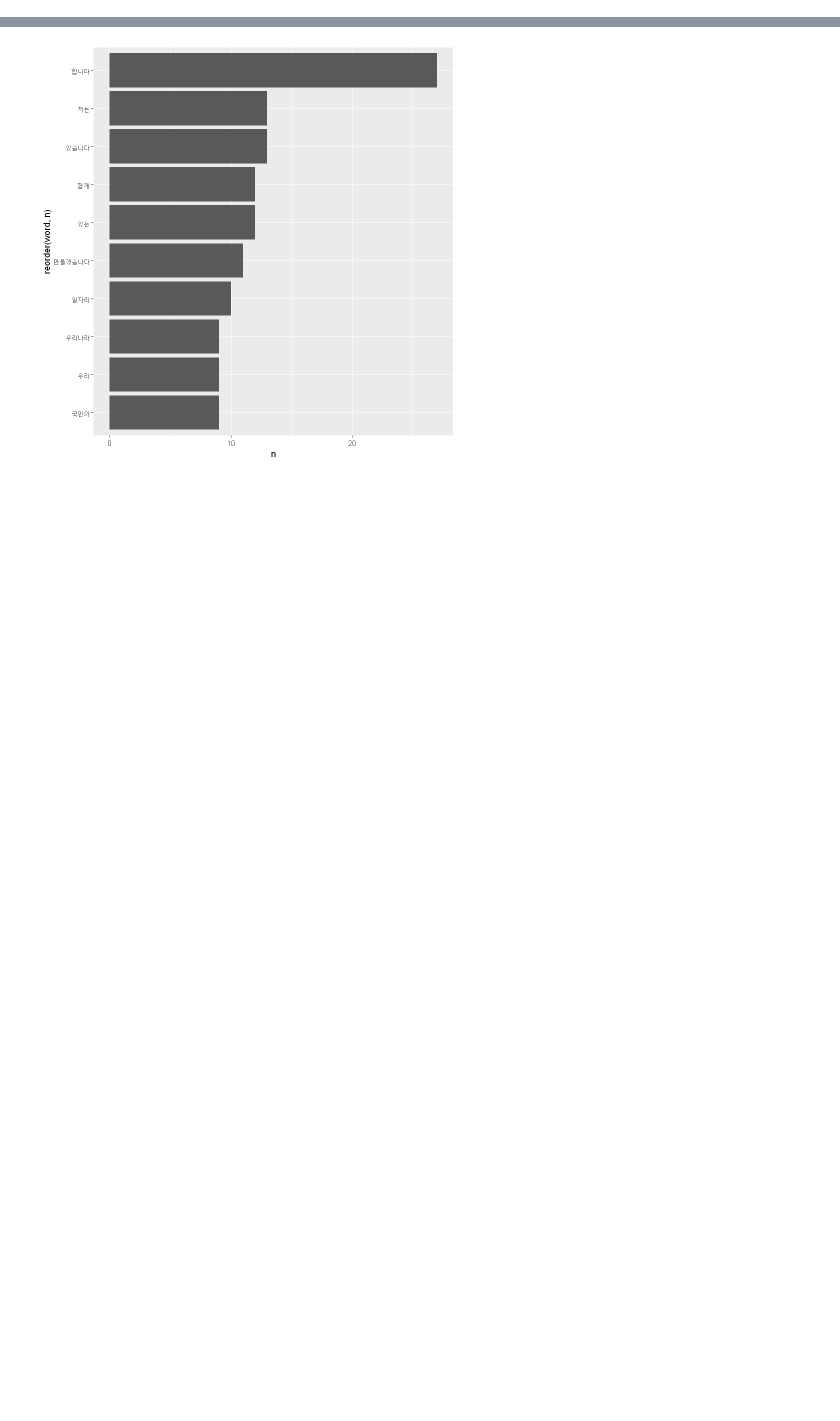
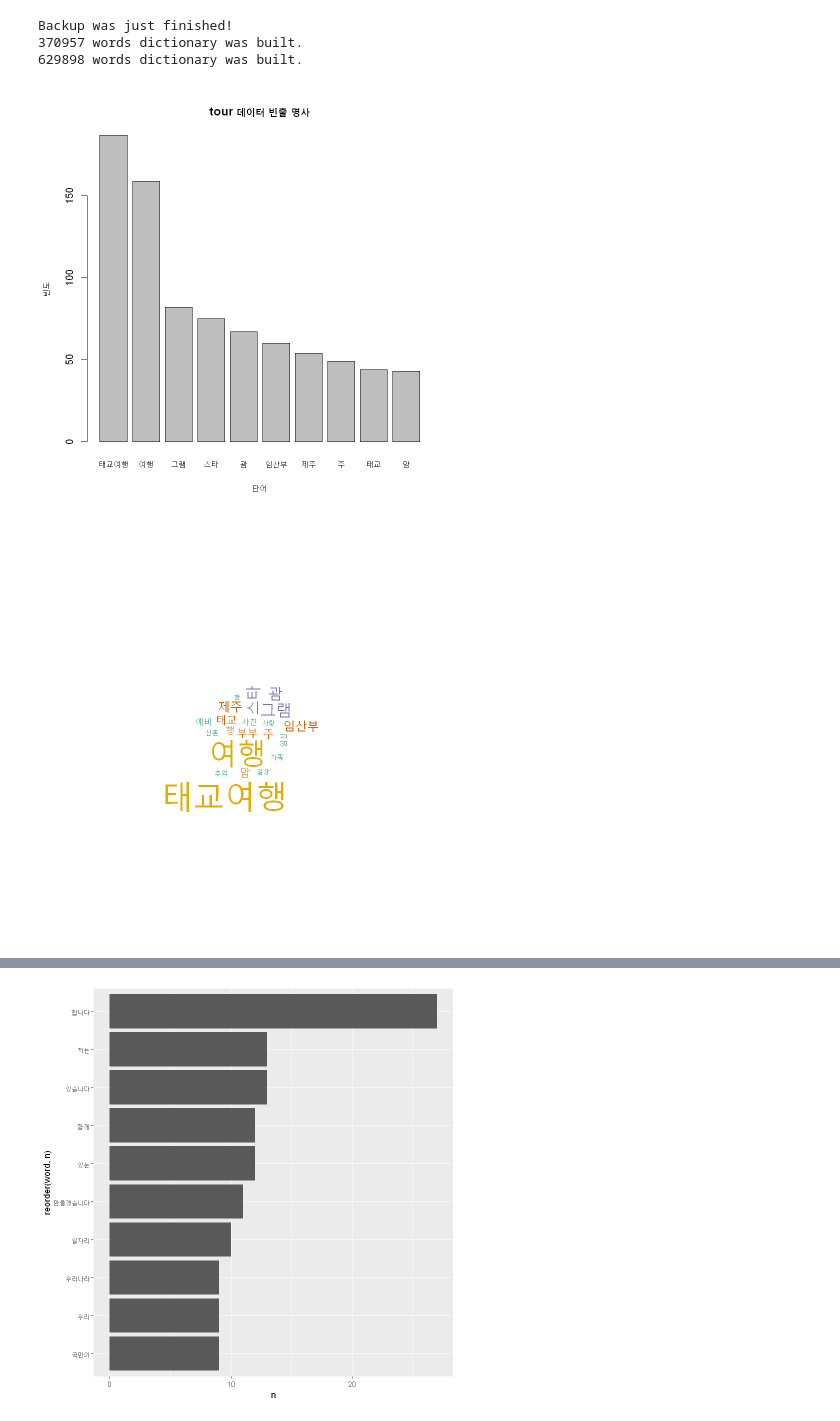
Before and after one commit to srkwon/analysis, a Jupyter notebook: data-analysis-2021/1.ADP실기/요약정리/텍스트마이닝(R)_v0.0.1.ipynb, the cells around one changed output, grey strips where cells are left out. Saved outputs shown, nothing was run; the diff lists cells and outputs as text; code cells hidden in the pictures; blank space fills up the shorter version.

```diff
--- a/data-analysis-2021/1.ADP실기/요약정리/텍스트마이닝(R)_v0.0.1.ipynb
+++ b/data-analysis-2021/1.ADP실기/요약정리/텍스트마이닝(R)_v0.0.1.ipynb
@@ -1,3 +32,66 @@
+# %%
+###################################################################################
+#                      3. 비정형 데이터마이닝 (사용 데이터 : "instagram_태교여행")
+###################################################################################
+
+#---------------------------------------------------------------------------
+# Q1) ‘instagram_태교여행.txt’ 데이터를 읽어온 뒤 숫자, 특수 문자 등을
+#     제거하는 전처리 작업을 시행하시오.
+#---------------------------------------------------------------------------
+
+library(tm)
+library(rJava)
+library(KoNLP)
+library(wordcloud)
+library(plyr)
+library(stringr)
+
+useSejongDic()
+
+instagram_tour <- readLines("./data/instagram_태교여행.txt")
+
+# print(instagram_tour)
+
+#데이터 전처리
+clean_txt <- function(txt){
+  txt <- tolower(txt)             # 대, 소문자 변환
+  txt <- removePunctuation(txt)   # 구두점 제거
+  txt <- removeNumbers(txt)       # 숫자 제거
+  txt <- stripWhitespace(txt)     # 공백제거
+
+  return(txt)
+}
+
+tour_1 <- clean_txt(instagram_tour)
+
+# print(tour_1)
+
+#---------------------------------------------------------------------------
+# Q2) 전처리된 데이터에서 “태교여행”이란 단어를 사전에 추가하고 명사를 추출해
+#     출현빈도 10위까지 막대그래프로 시각화하시오.
+#---------------------------------------------------------------------------
+
+buildDictionary(ext_dic = "woorimalsam", user_dic=data.frame(c("태교여행"),"ncn"),replace_usr_dic = T)
+
+tour1<-sapply(tour_1,extractNoun)
+
+table.cnoun<-head(sort(table(unlist(tour1)),decreasing=T),10)
+
+barplot(table.cnoun, main="tour 데이터 빈출 명사",
+        xlab="단어",
+        ylab="빈도")
+
+# 3) 전처리된 데이터를 이용해 워드클라우드를 작성하고 인사이트를 추출하시오.
+
+result<-data.frame(sort(table(unlist(tour1)),decreasing=T))
+
+t<-wordcloud(result$Var1,result$Freq,color=brewer.pal(6,"Dark2"),min.freq=20)
+# %% [output]
+Backup was just finished!
+370957 words dictionary was built.
+629898 words dictionary was built.
+[figure, added]
+[figure, added]
 # %%
 raw_text <- readLines("./data/korean/text_moon.txt", encoding = "UTF-8")
 
```
Also changed, not shown: parts of 2 cells of this notebook, 1 other file.
